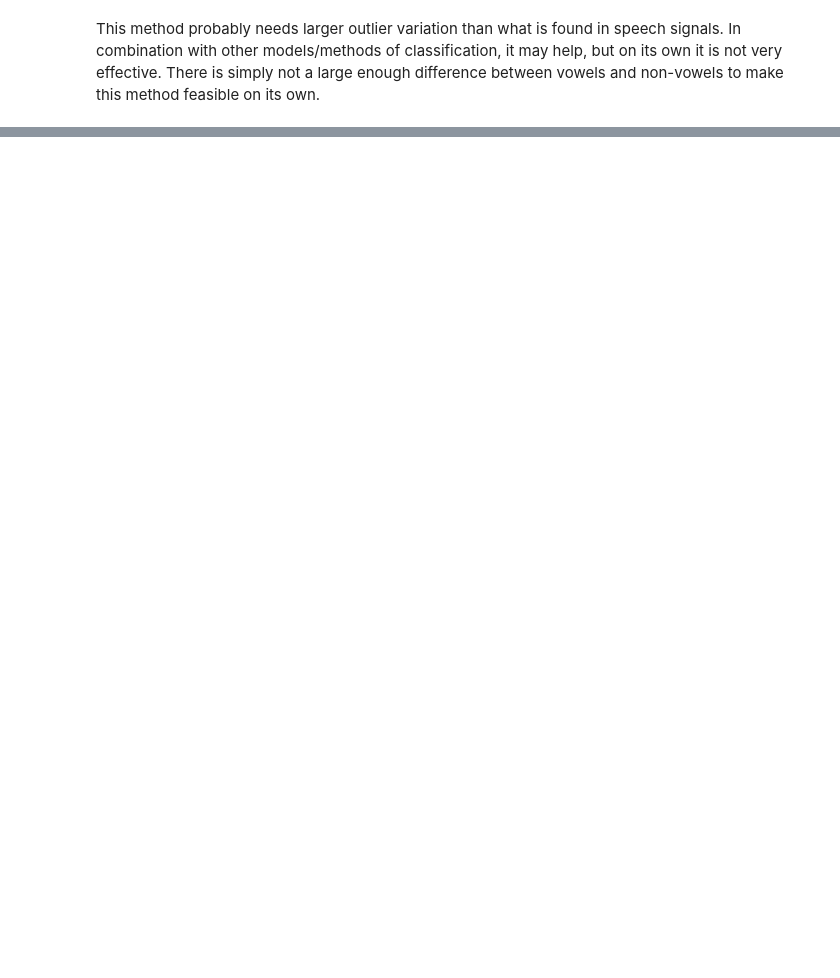
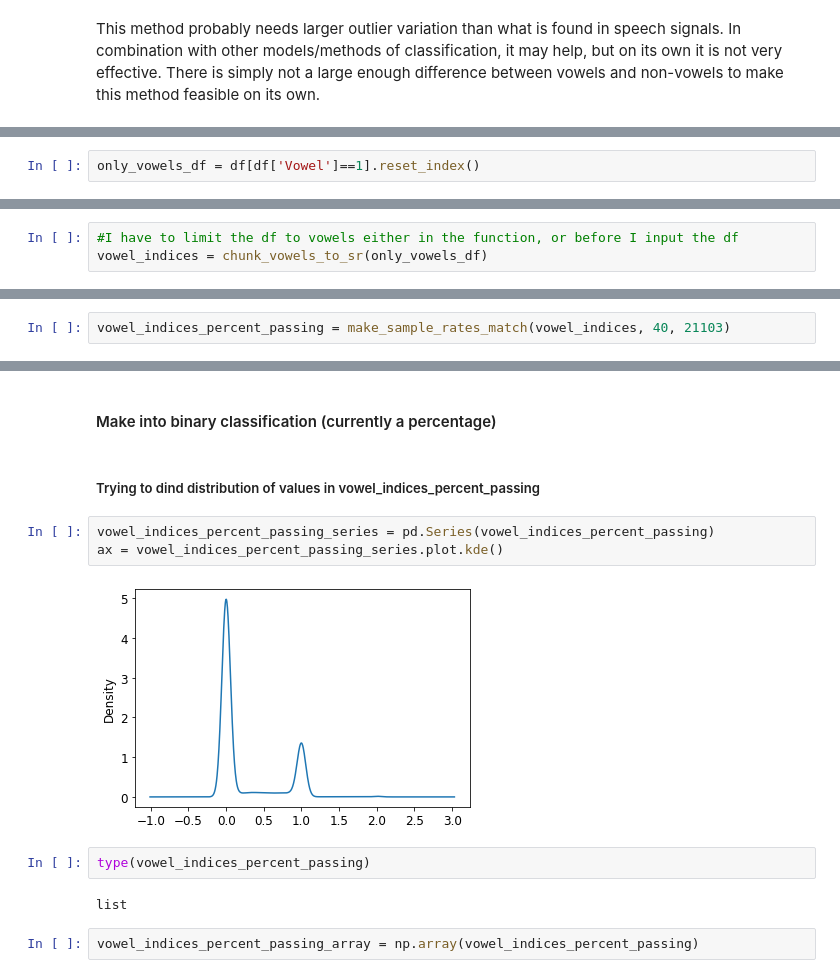
Before and after one commit to gregfeliu/Vowel_Finder, a Jupyter notebook: Optimal_Hampel_Filter_Parameters.ipynb, the cells around one changed output, grey strips where cells are left out. Saved outputs shown, nothing was run; the diff lists cells and outputs as text; blank space fills up the shorter version.

```diff
--- a/Optimal_Hampel_Filter_Parameters.ipynb
+++ b/Optimal_Hampel_Filter_Parameters.ipynb
@@ -391,0 +550,2 @@ This method probably needs larger outlier variation than what is found in speech
+# %%
+only_vowels_df = df[df['Vowel']==1].reset_index()
@@ -391,0 +558,3 @@ This method probably needs larger outlier variation than what is found in speech
+# %%
+#I have to limit the df to vowels either in the function, or before I input the df
+vowel_indices = chunk_vowels_to_sr(only_vowels_df)
@@ -391,0 +569,2 @@ This method probably needs larger outlier variation than what is found in speech
+# %%
+vowel_indices_percent_passing = make_sample_rates_match(vowel_indices, 40, 21103)
@@ -391,0 +579,15 @@ This method probably needs larger outlier variation than what is found in speech
+# %% [markdown]
+#### Make into binary classification (currently a percentage)
+# %% [markdown]
+##### Trying to dind distribution of values in vowel_indices_percent_passing
+# %%
+vowel_indices_percent_passing_series = pd.Series(vowel_indices_percent_passing)
+ax = vowel_indices_percent_passing_series.plot.kde()
+# %% [output]
+[figure, added]
+# %%
+type(vowel_indices_percent_passing)
+# %% [output]
+list
+# %%
+vowel_indices_percent_passing_array = np.array(vowel_indices_percent_passing)
```
Also changed, not shown: parts of 108 cells of this notebook.
